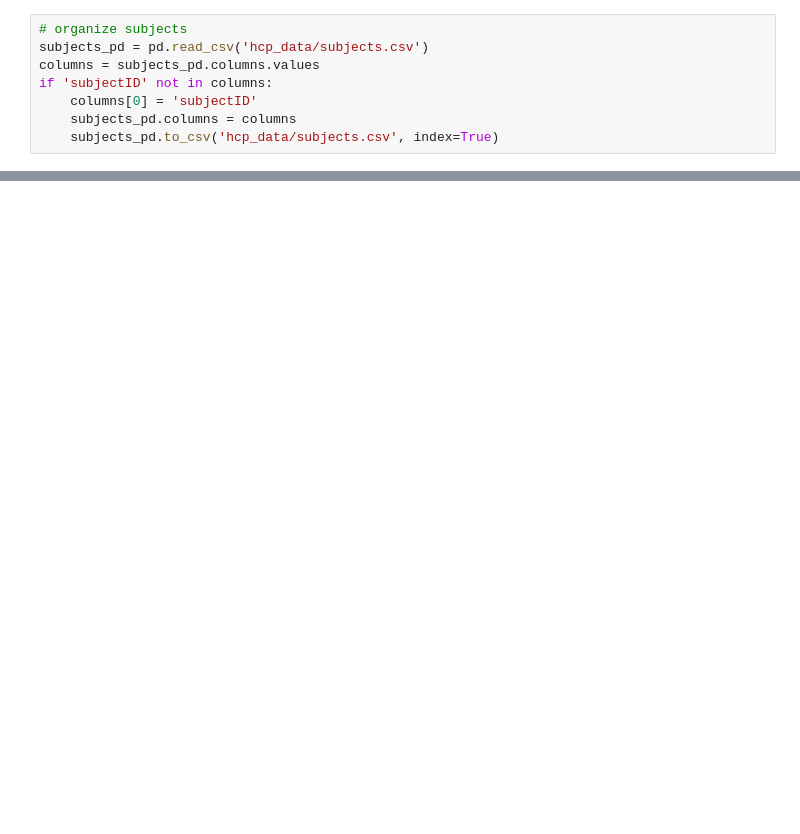
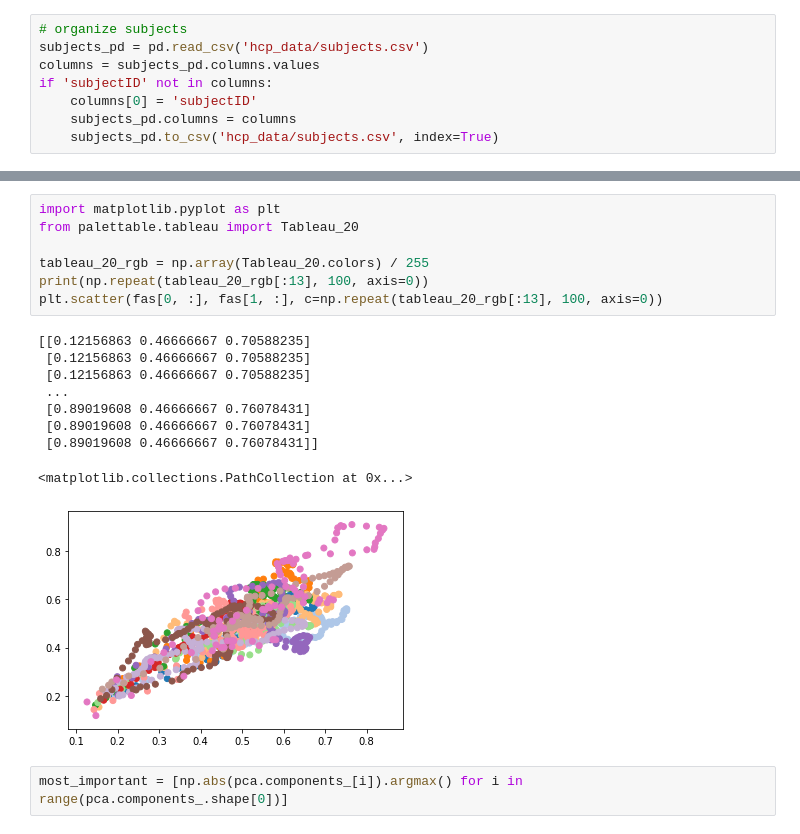
Before and after one commit to 36000/pyAFQ-scripts, a Jupyter notebook: hcp_insight.ipynb, the cells around one changed output, grey strips where cells are left out. Saved outputs shown, nothing was run; the diff lists cells and outputs as text; blank space fills up the shorter version.

```diff
--- a/hcp_insight.ipynb
+++ b/hcp_insight.ipynb
@@ -61,0 +219,19 @@ afq_data = afqi.load_afq_data('hcp_data', "Endurance_AgeAdj") # subjects_pd.colu
+# %%
+import matplotlib.pyplot as plt
+from palettable.tableau import Tableau_20
+
+tableau_20_rgb = np.array(Tableau_20.colors) / 255
+print(np.repeat(tableau_20_rgb[:13], 100, axis=0))
+plt.scatter(fas[0, :], fas[1, :], c=np.repeat(tableau_20_rgb[:13], 100, axis=0))
+# %% [output]
+[[0.12156863 0.46666667 0.70588235]
+ [0.12156863 0.46666667 0.70588235]
+ [0.12156863 0.46666667 0.70588235]
+ ...
+ [0.89019608 0.46666667 0.76078431]
+ [0.89019608 0.46666667 0.76078431]
+ [0.89019608 0.46666667 0.76078431]]
+<matplotlib.collections.PathCollection at 0x...>
+[figure, added]
+# %%
+most_important = [np.abs(pca.components_[i]).argmax() for i in range(pca.components_.shape[0])]
```
Also changed, not shown: parts of 24 cells of this notebook, 7 other files.
